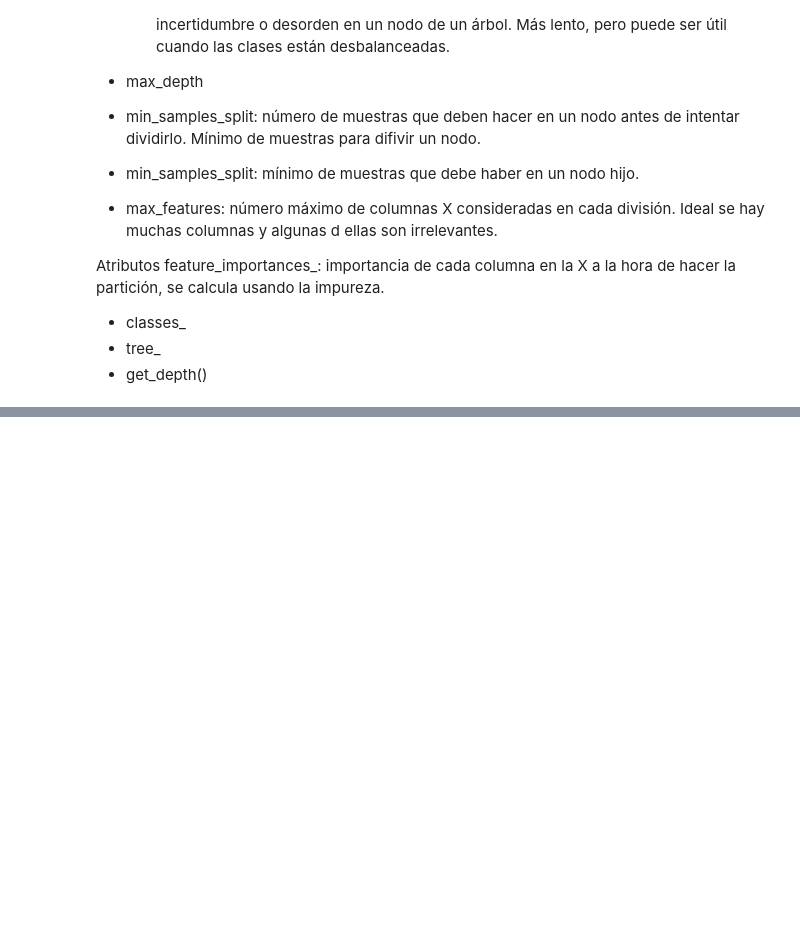
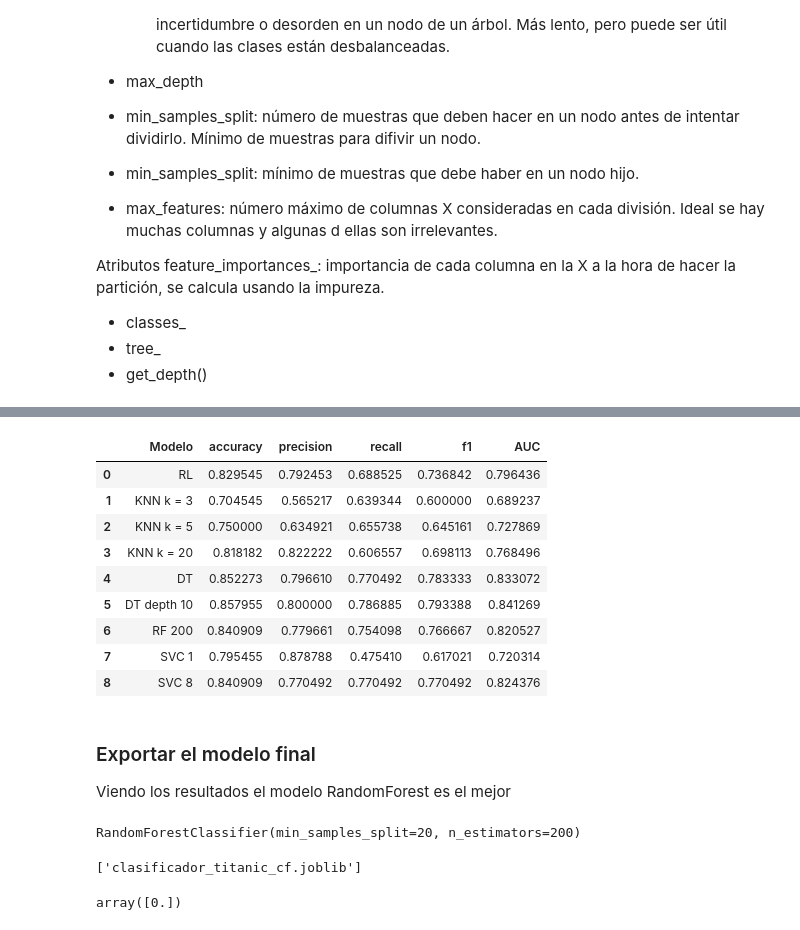
Before and after one commit to CarmenBarrancoGarcia/Carmen_cienciadatos, a Jupyter notebook: Módulo5_Machine_Learning/02.titanic_clasificacion.ipynb, the cells around one changed output, grey strips where cells are left out. Cells and saved outputs as stored; diff of their text form; code cells hidden in the pictures; blank space fills up the shorter version.

```diff
--- a/Módulo5_Machine_Learning/02.titanic_clasificacion.ipynb
+++ b/Módulo5_Machine_Learning/02.titanic_clasificacion.ipynb
@@ -431,0 +453,31 @@ Columna: Embark_Town_Southampton Importancia: 0.010309698254974076
+# %%
+model = SVC(C=8)
+calculate_metrics('SVC 8', model)
+df_resultados
+# %% [output]
+|  | Modelo | accuracy | precision | recall | f1 | AUC |
+| 0 | RL | 0.829545 | 0.792453 | 0.688525 | 0.736842 | 0.796436 |
+| 1 | KNN k = 3 | 0.704545 | 0.565217 | 0.639344 | 0.600000 | 0.689237 |
+| 2 | KNN k = 5 | 0.750000 | 0.634921 | 0.655738 | 0.645161 | 0.727869 |
+| 3 | KNN k = 20 | 0.818182 | 0.822222 | 0.606557 | 0.698113 | 0.768496 |
+| 4 | DT | 0.852273 | 0.796610 | 0.770492 | 0.783333 | 0.833072 |
+| 5 | DT depth 10 | 0.857955 | 0.800000 | 0.786885 | 0.793388 | 0.841269 |
+| 6 | RF 200 | 0.840909 | 0.779661 | 0.754098 | 0.766667 | 0.820527 |
+| 7 | SVC 1 | 0.795455 | 0.878788 | 0.475410 | 0.617021 | 0.720314 |
+| 8 | SVC 8 | 0.840909 | 0.770492 | 0.770492 | 0.770492 | 0.824376 |
+# %% [markdown]
+### Exportar el modelo final
+
+Viendo los resultados el modelo RandomForest es el mejor
+# %%
+from joblib import dump, load
+
+model = RandomForestClassifier(n_estimators=200, min_samples_split=20)
+model.fit(X, y)
+# %% [output]
+RandomForestClassifier(min_samples_split=20, n_estimators=200)
+# %%
+# exportar el modelo
+dump(model, "clasificador_titanic_cf.joblib")
+# %% [output]
+['clasificador_titanic_cf.joblib']
@@ -431,0 +488,6 @@ Columna: Embark_Town_Southampton Importancia: 0.010309698254974076
+# %%
+# predicción
+X_new = pd.DataFrame([[22.0,3.0, 1.0, 1.0, 0.0, 0.0, 1.0, 2.110213, 1.0, 0.0, 0.0]], columns=X.columns)
+model.predict(X_new)
+# %% [output]
+array([0.])
```
Also changed, not shown: parts of 11 cells of this notebook, 3 other files.
